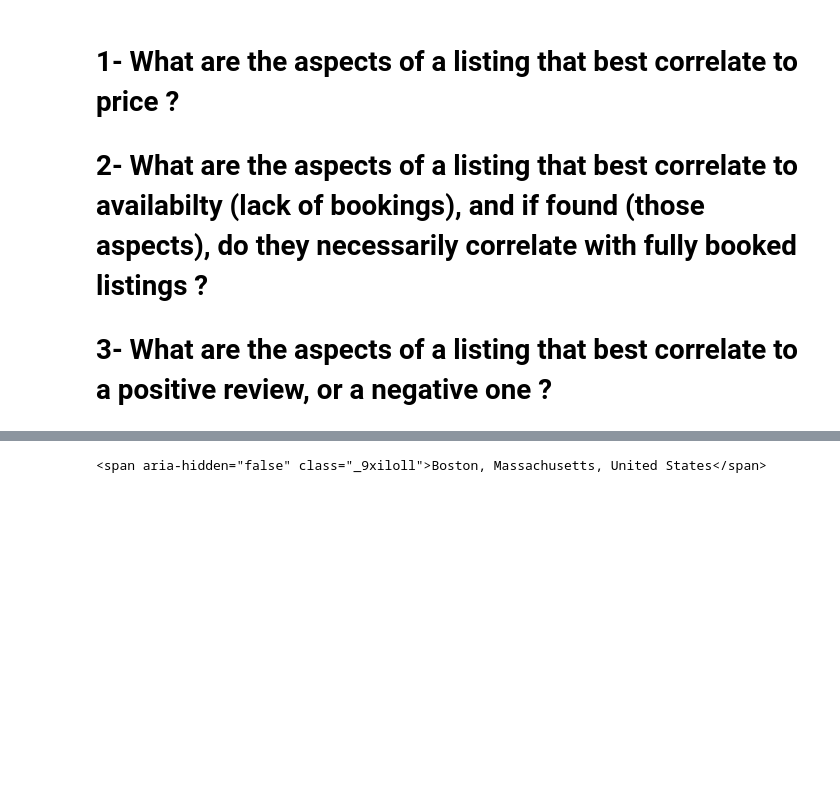
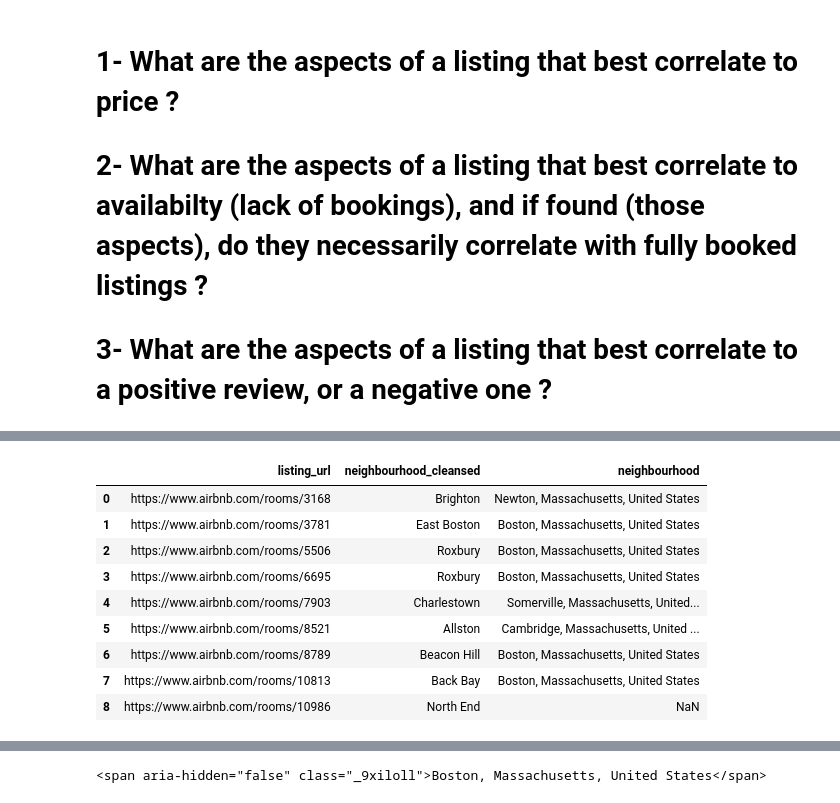
Before and after one commit to Abdulrahman-Almutlaq/AirBnb_EDA, a Jupyter notebook: DS.ipynb, the cells around one changed output, grey strips where cells are left out. Drawn from its saved outputs; the diff is of its cells as text; code cells hidden in the pictures; blank space fills up the shorter version.

```diff
--- a/DS.ipynb
+++ b/DS.ipynb
@@ -23,0 +129,13 @@ Seattle_neighbourhoods = pd.read_csv('Seattle_neighbourhoods.csv')
+# %%
+Boston_listings[['listing_url', 'neighbourhood_cleansed', 'neighbourhood']].head(n=9)
+# %% [output]
+|  | listing_url | neighbourhood_cleansed | neighbourhood |
+| 0 | https://www.airbnb.com/rooms/3168 | Brighton | Newton, Massachusetts, United States |
+| 1 | https://www.airbnb.com/rooms/3781 | East Boston | Boston, Massachusetts, United States |
+| 2 | https://www.airbnb.com/rooms/5506 | Roxbury | Boston, Massachusetts, United States |
+| 3 | https://www.airbnb.com/rooms/6695 | Roxbury | Boston, Massachusetts, United States |
+| 4 | https://www.airbnb.com/rooms/7903 | Charlestown | Somerville, Massachusetts, United... |
+| 5 | https://www.airbnb.com/rooms/8521 | Allston | Cambridge, Massachusetts, United ... |
+| 6 | https://www.airbnb.com/rooms/8789 | Beacon Hill | Boston, Massachusetts, United States |
+| 7 | https://www.airbnb.com/rooms/10813 | Back Bay | Boston, Massachusetts, United States |
+| 8 | https://www.airbnb.com/rooms/10986 | North End | NaN |
```
Also changed, not shown: parts of 16 cells of this notebook.
